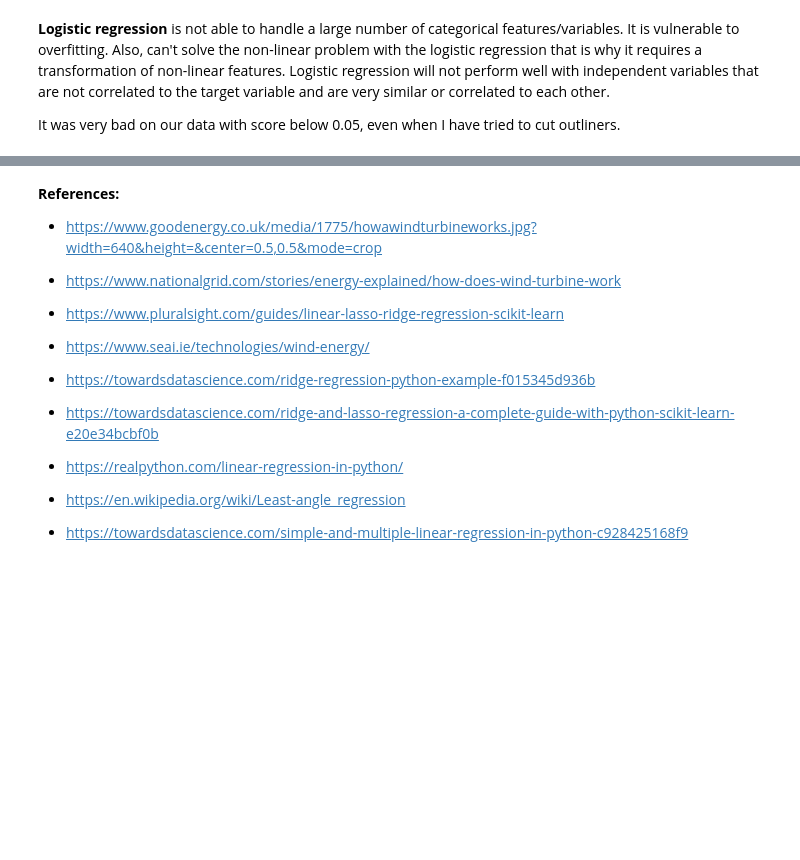
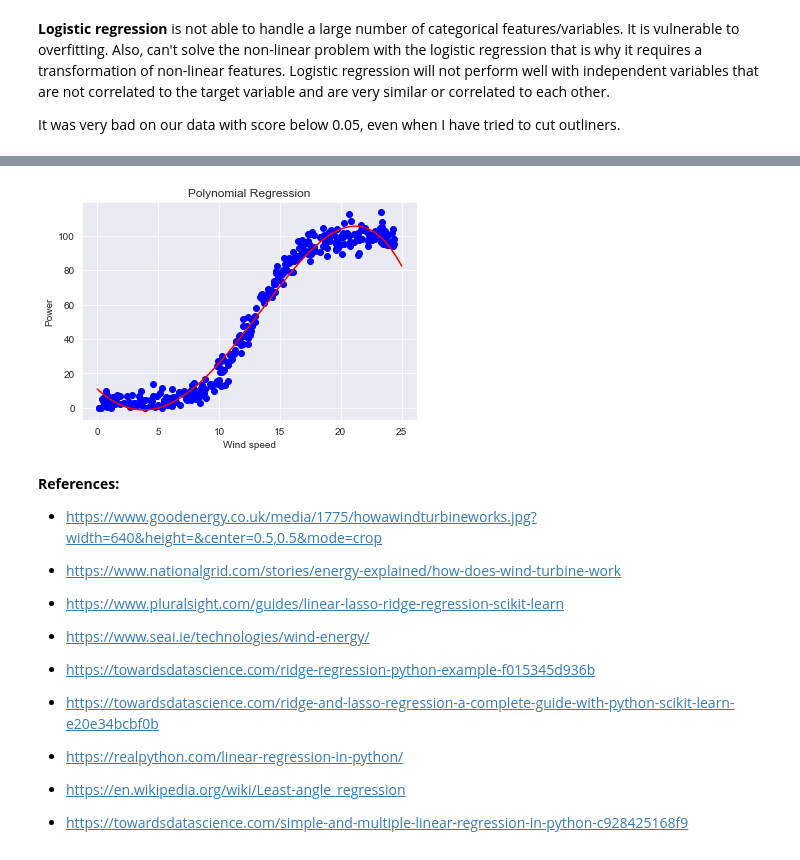
Before and after one commit to radekv23/power-production, a Jupyter notebook: power-production.ipynb, the cells around one changed output, grey strips where cells are left out. Saved outputs shown, nothing was run; the diff lists cells and outputs as text; code cells hidden in the pictures; blank space fills up the shorter version.

Commit message:
Polynomial Regression

```diff
--- a/power-production.ipynb
+++ b/power-production.ipynb
@@ -579,3 +582,10 @@ plt.show()
 **Logistic regression** is not able to handle a large number of categorical features/variables. It is vulnerable to overfitting. Also, can't solve the non-linear problem with the logistic regression that is why it requires a transformation of non-linear features. Logistic regression will not perform well with independent variables that are not correlated to the target variable and are very similar or correlated to each other.
 
 It was very bad on our data with score below 0.05, even when I have tried to cut outliners.
+# %%
+# Training Polynomial Regression Model
+poly_reg = PolynomialFeatures(degree = 4)
+x_poly = poly_reg.fit_transform(x_train)
+poly_reg.fit(x_poly, y_train)
+lin_reg = LinearRegression()
+lin_reg.fit(x_poly, y_train)
@@ -581,0 +594,4 @@ It was very bad on our data with score below 0.05, even when I have tried to cut
+# %%
+# Predict Result with Polynomial Regression
+lin_reg.predict(poly_reg.fit_transform(x_test))
+lin_reg.predict(poly_reg.fit_transform(x_test))
@@ -582,3 +616,21 @@ It was very bad on our data with score below 0.05, even when I have tried to cut
+# %%
+# Change into array
+x = np.array(df['speed'])
+y = np.array(df['power'])
+# %%
+# Changing the shape of array
+x = x.reshape(-1,1)
+y = y.reshape(-1,1)
+# %%
+# Visualise the Results of Polynomial Regression
+plt.scatter(x_train, y_train, color = 'blue')
+plt.plot(x, lin_reg_2.predict(poly_reg.fit_transform(x)), color = 'red')
+plt.title('Polynomial Regression')
+plt.xlabel('Wind speed')
+plt.ylabel('Power')
+plt.show()
+# %% [output]
+[figure, added]
 # %% [markdown]
 **References:**
 
```
Also changed, not shown: parts of 30 cells of this notebook.
